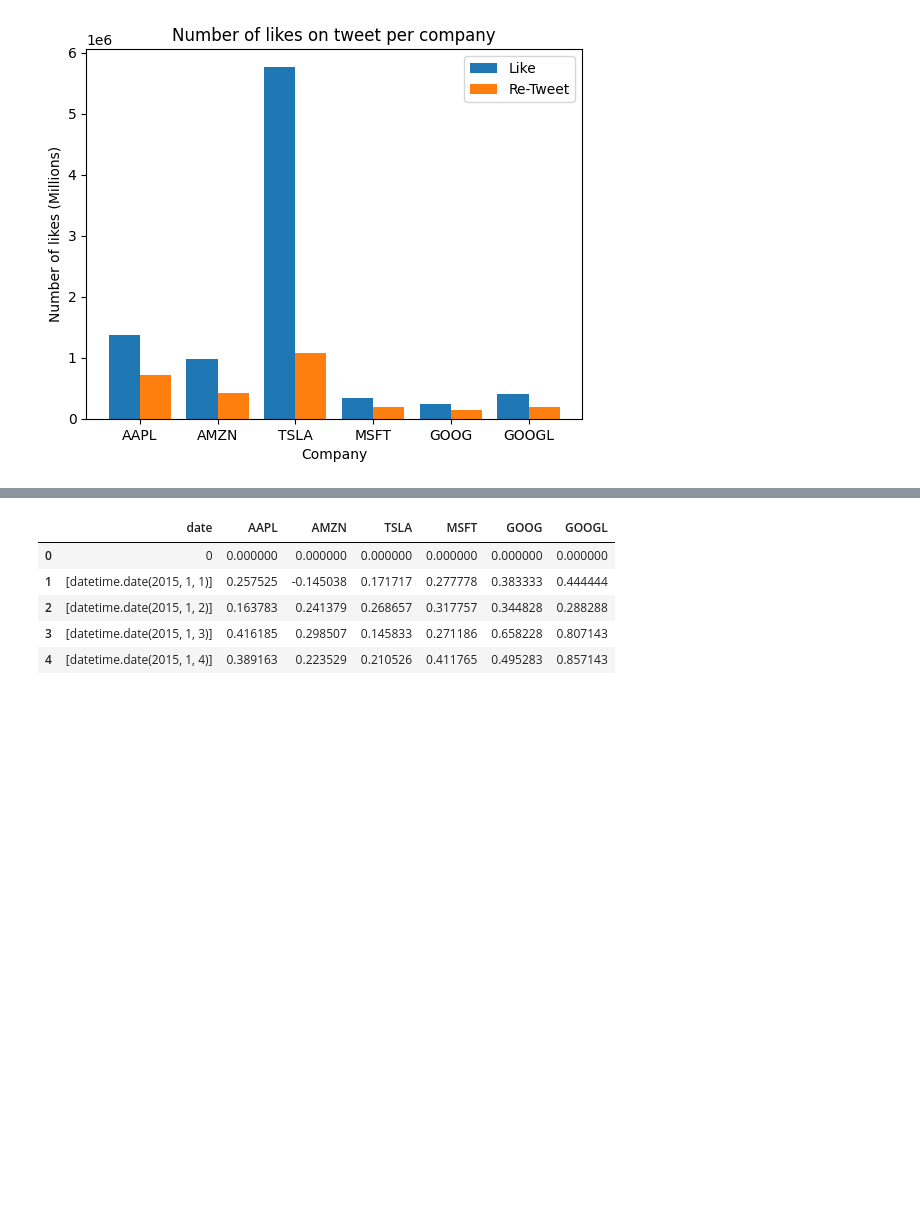
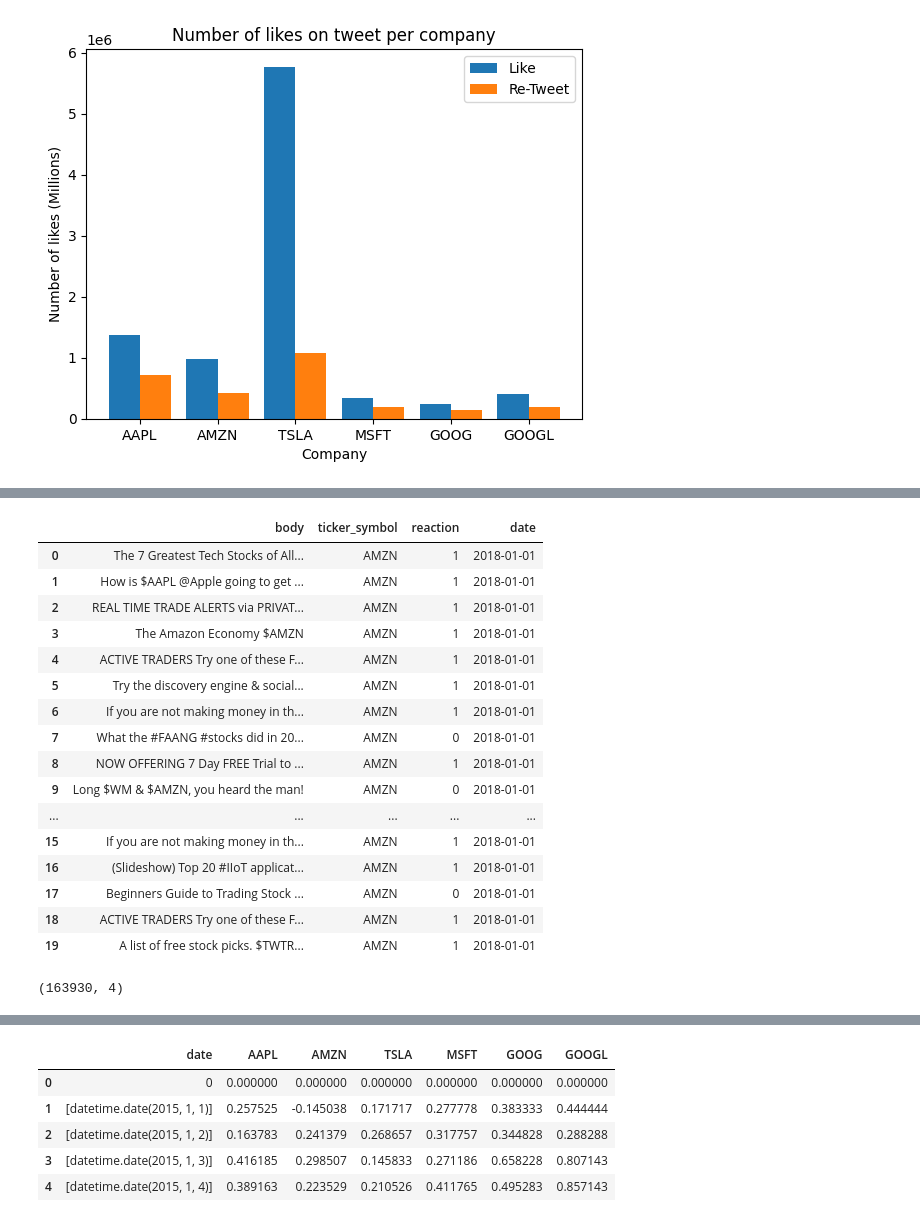
Before and after one commit to Karl-Gilmartin/Twitter-NASDAQ, a Jupyter notebook: ref_main.ipynb, the cells around one changed output, grey strips where cells are left out. Cells and saved outputs as stored; diff of their text form; code cells hidden in the pictures; blank space fills up the shorter version.

```diff
--- a/ref_main.ipynb
+++ b/ref_main.ipynb
@@ -273,0 +360,30 @@ result.head()
+# %%
+df = (result.loc[(result['date'] >= datetime(2018, 1, 1).date()) & (result['date'] <= datetime(2019, 1, 1).date())])
+df.tail()
+df_reduce = df
+df_reduce = df_reduce.drop('tweet_id', axis=1)
+df_reduce = df_reduce.drop('comment_num', axis=1)
+df_reduce = df_reduce.drop('retweet_num', axis=1)
+df_reduce = df_reduce.drop('like_num', axis=1)
+# %%
+df_reduce = df_reduce.loc[df_reduce['ticker_symbol'] == 'AMZN']
+# %%
+df_reduce.head(20)
+# %% [output]
+|  | body | ticker_symbol | reaction | date |
+| 0 | The 7 Greatest Tech Stocks of All... | AMZN | 1 | 2018-01-01 |
+| 1 | How is $AAPL @Apple going to get ... | AMZN | 1 | 2018-01-01 |
+| 2 | REAL TIME TRADE ALERTS via PRIVAT... | AMZN | 1 | 2018-01-01 |
+| 3 | The Amazon Economy $AMZN | AMZN | 1 | 2018-01-01 |
+| 4 | ACTIVE TRADERS Try one of these F... | AMZN | 1 | 2018-01-01 |
+| 5 | Try the discovery engine & social... | AMZN | 1 | 2018-01-01 |
+| 6 | If you are not making money in th... | AMZN | 1 | 2018-01-01 |
+| 7 | What the #FAANG #stocks did in 20... | AMZN | 0 | 2018-01-01 |
+| 8 | NOW OFFERING 7 Day FREE Trial to ... | AMZN | 1 | 2018-01-01 |
+| 9 | Long $WM & $AMZN, you heard the man! | AMZN | 0 | 2018-01-01 |
+| ... | ... | ... | ... | ... |
+| 15 | If you are not making money in th... | AMZN | 1 | 2018-01-01 |
+| 16 | (Slideshow) Top 20 #IIoT applicat... | AMZN | 1 | 2018-01-01 |
+| 17 | Beginners Guide to Trading Stock ... | AMZN | 0 | 2018-01-01 |
+| 18 | ACTIVE TRADERS Try one of these F... | AMZN | 1 | 2018-01-01 |
+| 19 | A list of free stock picks. $TWTR... | AMZN | 1 | 2018-01-01 |
@@ -273,0 +393,4 @@ result.head()
+# %%
+df_reduce.shape
+# %% [output]
+(163930, 4)
```
Also changed, not shown: parts of 48 cells of this notebook.
